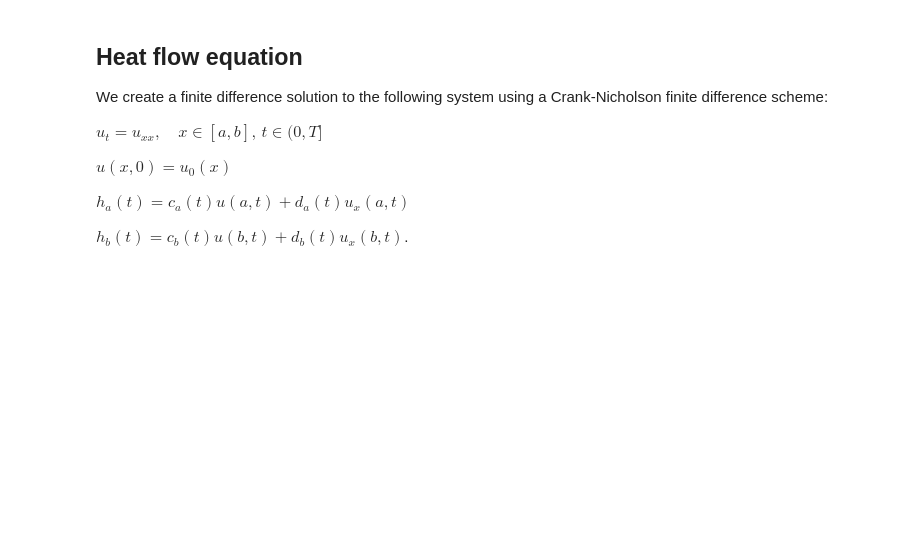
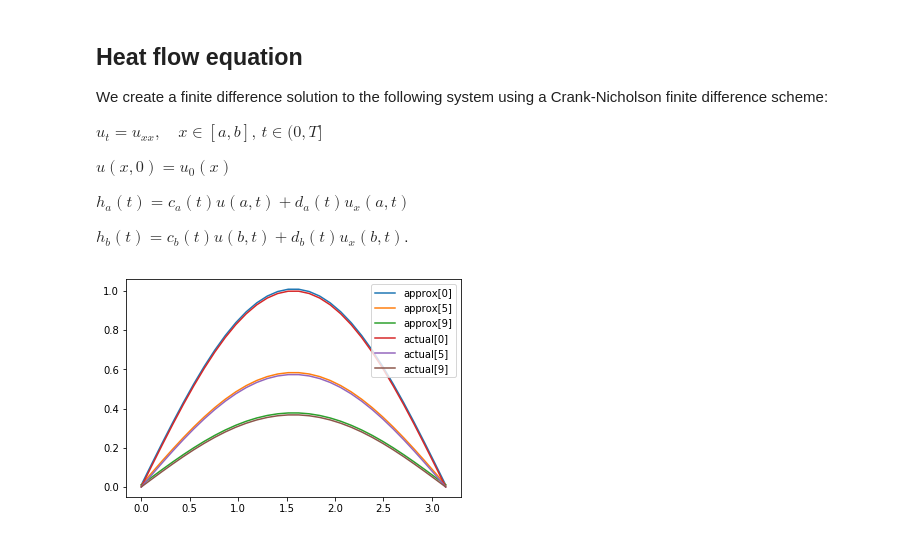
Before and after one commit to kylrth/finite-difference, a Jupyter notebook: Heat Flow.ipynb, the cells around one changed output. Saved outputs shown, nothing was run; the diff lists cells and outputs as text; code cells hidden in the pictures; blank space fills up the shorter version.

Commit message:
heat_equation solver: works with no explanation :)

```diff
--- a/Heat Flow.ipynb
+++ b/Heat Flow.ipynb
@@ -57,0 +73,57 @@ def crank_nicolson(nu, k, h, f, x, u_0t, u_1t):
+# %%
+# Test should produce np.exp(-t) * np.sin(x) as a solution
+actual = lambda x, t: np.exp(-t) * np.sin(x)
+
+def heat_eq_actual(a, b, T, N_x, N_t, func):
+
+    delx = (b-a)/(N_x-1)
+    delt = T/(N_t-1)
+
+    # this is a specific solution for testing purposes
+    U = np.zeros((N_t,N_x))
+
+    for j in range(0,N_t):
+        t = j*delt
+        for k in range(0,N_x):
+            x= k*delx
+            U[j,k] = func(x,t)
+
+    return U
+
+# boundary condition functions
+h_a = lambda t: np.zeros_like(t) if type(t) == np.ndarray else 0
+c_a = lambda t: np.ones_like(t) if type(t) == np.ndarray else 1
+d_a = lambda t: np.zeros_like(t) if type(t) == np.ndarray else 0
+
+h_b = lambda t: np.zeros_like(t) if type(t) == np.ndarray else 0
+c_b = lambda t: np.ones_like(t) if type(t) == np.ndarray else 1
+d_b = lambda t: np.zeros_like(t) if type(t) == np.ndarray else 0
+
+u_0 = lambda x: np.sin(x)
+
+# conditions
+a = 0
+b = np.pi
+T = 1.0
+N_x = 30
+N_t = 10
+
+soln = heat_equation(a, b, T, N_x, N_t, u_0, c_a, d_a, h_a, c_b, d_b, h_b)
+
+x = np.linspace(a, b, N_x)
+
+plt.plot(x, soln[0] + 0.01, label='approx[0]')
+plt.plot(x, soln[5] + 0.01, label='approx[5]')
+plt.plot(x, soln[9] + 0.01, label='approx[9]')
+
+actual_U = heat_eq_actual(a, b, T, N_x, N_t, actual)
+
+plt.plot(x, actual_U[0], label='actual[0]')
+plt.plot(x, actual_U[5], label='actual[5]')
+plt.plot(x, actual_U[9], label='actual[9]')
+
+plt.legend()
+
+plt.show()
+# %% [output]
+[figure, added]
```
Also changed, not shown: parts of 2 cells of this notebook, 1 other file.
